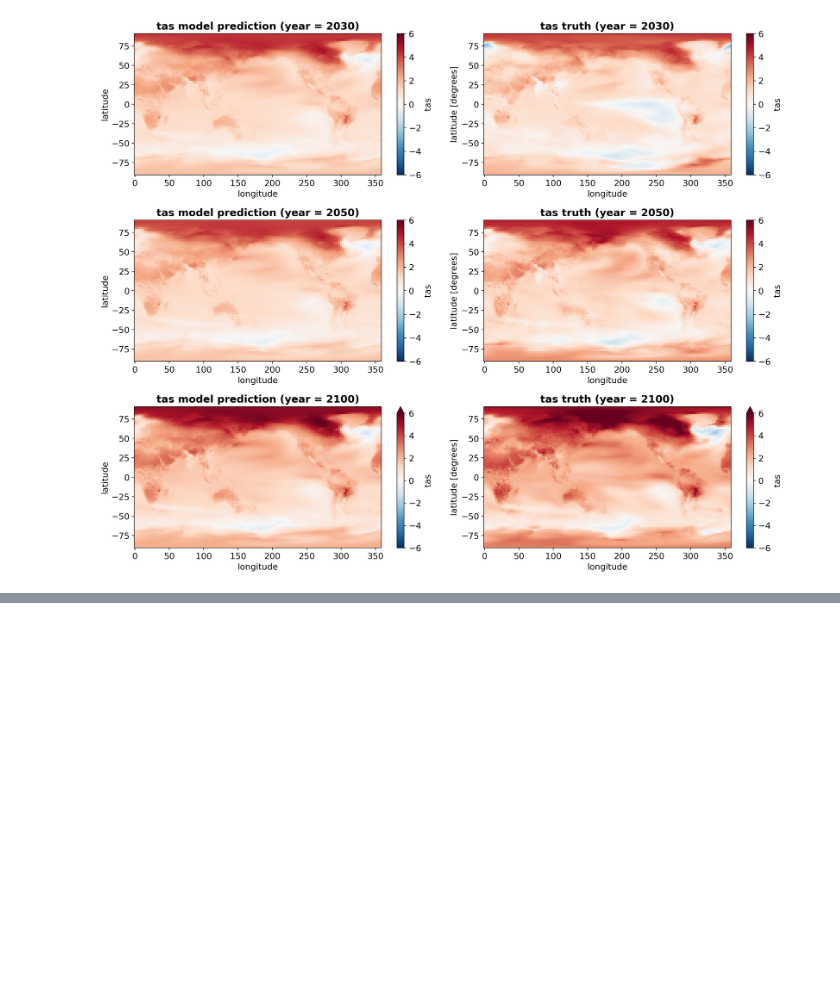
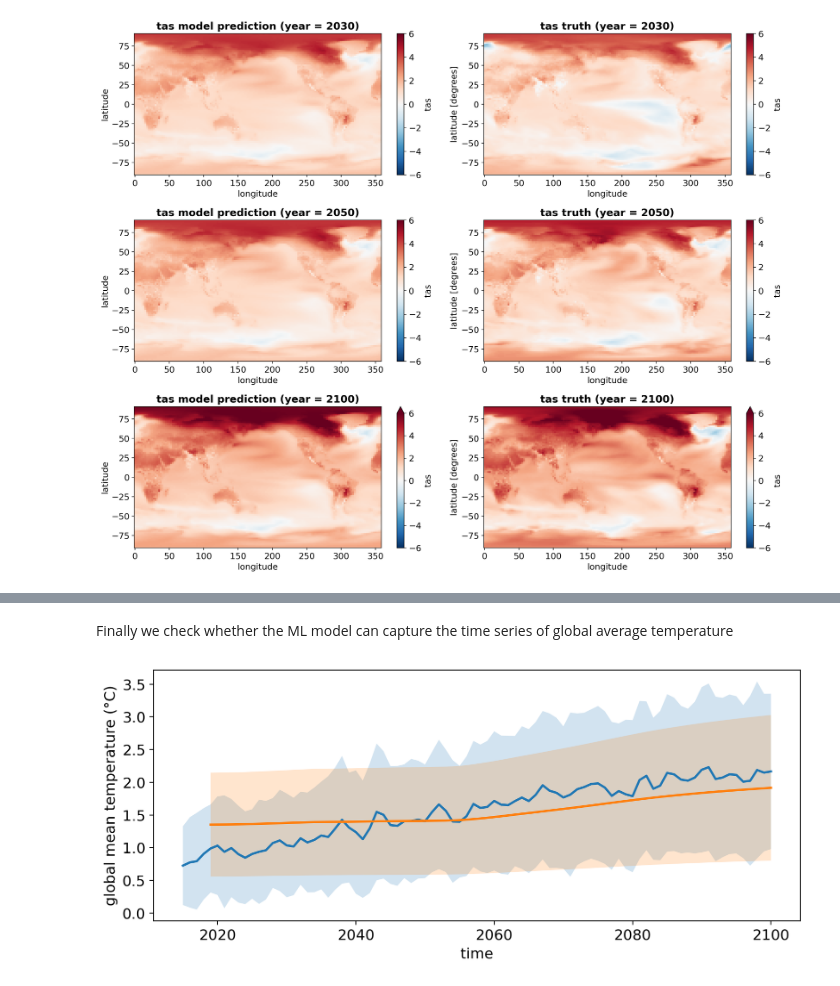
Before and after one commit to leap-stc/EAEE4000_ML_for_Env_Eng_Sci, a Jupyter notebook: ClimateBench_tutorials/LSTM_example.ipynb, the cells around one changed output, grey strips where cells are left out. Cells and saved outputs as stored; diff of their text form; code cells hidden in the pictures; blank space fills up the shorter version.

```diff
--- a/ClimateBench_tutorials/LSTM_example.ipynb
+++ b/ClimateBench_tutorials/LSTM_example.ipynb
@@ -248,0 +299,23 @@ plt.tight_layout()
+# %% [markdown]
+Finally we check whether the ML model can capture the time series of global average temperature
+# %%
+def global_mean_std_plot(X,label,color,ax,var='tas'):
+    weights  = np.cos(np.deg2rad(X.latitude))
+    tas_mean = X[var].weighted(weights).mean(['latitude', 'longitude']).data
+    tas_std  = X[var].weighted(weights).std(['latitude', 'longitude']).data
+
+    x = X.time.data
+
+    ax.plot(x, tas_mean, label=label,color=color,linewidth=2)
+    ax.fill_between(x,tas_mean+tas_std,tas_mean-tas_std,facecolor=color,alpha=0.2)
+# %%
+fig,ax = plt.subplots(figsize=(9,4))
+
+global_mean_std_plot(y_test_xr,label='truth',ax=ax,color='tab:blue')
+global_mean_std_plot(y_test_pre,label='prediction',ax=ax,color='tab:orange')
+
+ax.set_xlabel('time')
+ax.set_ylabel('global mean temperature (°C)')
+plt.tight_layout()
+# %% [output]
+[figure, added]
```
Also changed, not shown: parts of 8 cells of this notebook, 2 other files.
